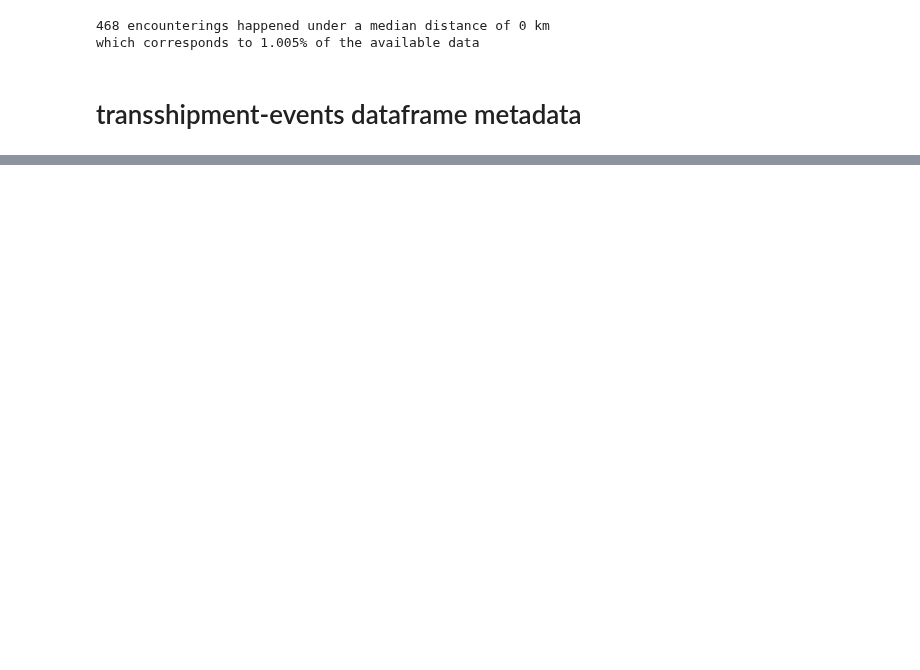
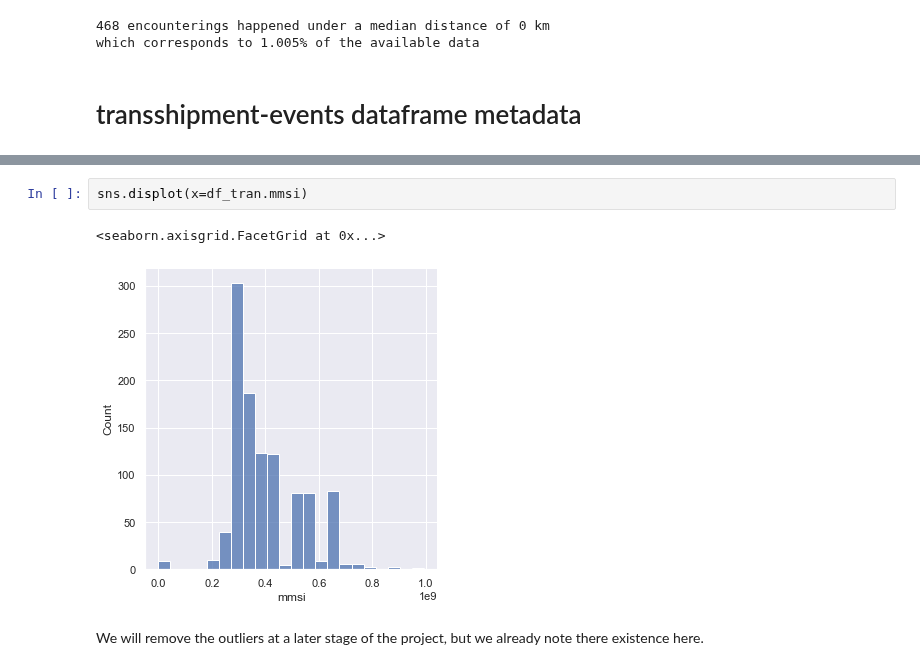
Before and after one commit to neuhart/Doing_DataScience_SS22, a Jupyter notebook: EDA.ipynb, the cells around one changed output, grey strips where cells are left out. Drawn from its saved outputs; the diff is of its cells as text; blank space fills up the shorter version.

```diff
--- a/EDA.ipynb
+++ b/EDA.ipynb
@@ -197,0 +194,7 @@ Shape:  (1124, 7)
+# %%
+sns.displot(x=df_tran.mmsi)
+# %% [output]
+<seaborn.axisgrid.FacetGrid at 0x...>
+[figure, added]
+# %% [markdown]
+We will remove the outliers at a later stage of the project, but we already note there existence here.
```
Also changed, not shown: parts of 3 cells of this notebook.
